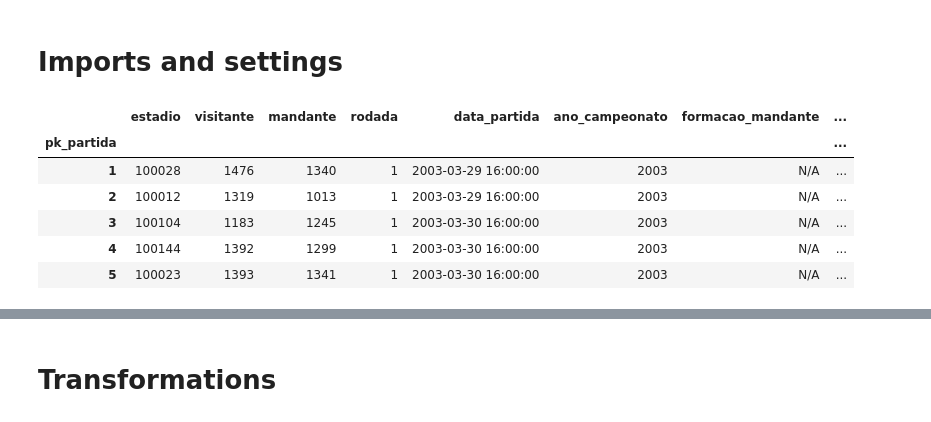
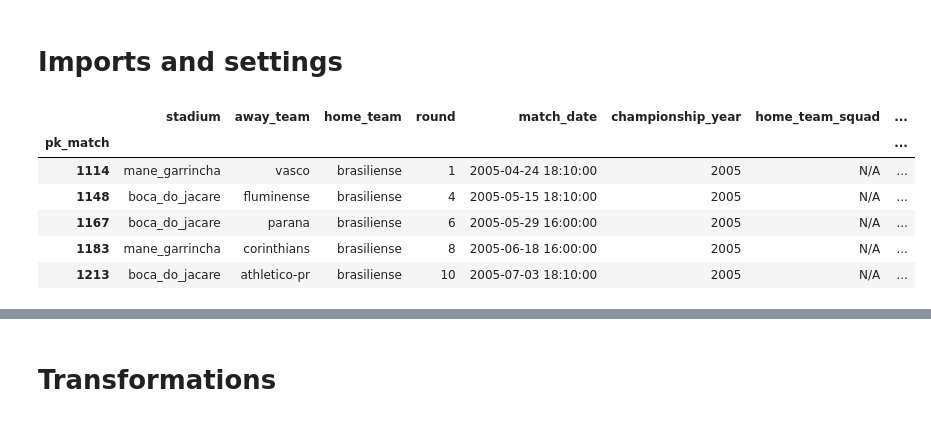
Before and after one commit to igoravelli/brazilian_soccer_championship_analysis, a Jupyter notebook: Average_of_cards_in_home_team_matches.ipynb, the cells around one changed output, grey strips where cells are left out. Cells and saved outputs as stored; diff of their text form; code cells hidden in the pictures.

```diff
--- a/Average_of_cards_in_home_team_matches.ipynb
+++ b/Average_of_cards_in_home_team_matches.ipynb
@@ -14,23 +14,23 @@ data_table.enable_dataframe_formatter()
 auth.authenticate_user()
 
 project = 'brasileirao-362523'
-schema = 'exp_brasileirao'
+schema = '3_gold'
 location = 'US'
 
 client = bigquery.Client(project=project, location=location)
 # %%
 # @title get dim_match
 dim_match = client.query(f"""
-      SELECT * FROM `{project}.{schema}.exp_dimPartida`
+      SELECT * FROM `{project}.{schema}.dimMatch`
     """).to_dataframe()
 
-dim_match.set_index('pk_partida', inplace=True)
+dim_match.set_index('pk_match', inplace=True)
 dim_match.head()
 # %% [output]
-|  | estadio | visitante | mandante | rodada | data_partida | ano_campeonato | formacao_mandante | ... |
-| pk_partida |  |  |  |  |  |  |  | ... |
-| 1 | 100028 | 1476 | 1340 | 1 | 2003-03-29 16:00:00 | 2003 | N/A | ... |
-| 2 | 100012 | 1319 | 1013 | 1 | 2003-03-29 16:00:00 | 2003 | N/A | ... |
-| 3 | 100104 | 1183 | 1245 | 1 | 2003-03-30 16:00:00 | 2003 | N/A | ... |
-| 4 | 100144 | 1392 | 1299 | 1 | 2003-03-30 16:00:00 | 2003 | N/A | ... |
-| 5 | 100023 | 1393 | 1341 | 1 | 2003-03-30 16:00:00 | 2003 | N/A | ... |
+|  | stadium | away_team | home_team | round | match_date | championship_year | home_team_squad | ... |
+| pk_match |  |  |  |  |  |  |  | ... |
+| 1114 | mane_garrincha | vasco | brasiliense | 1 | 2005-04-24 18:10:00 | 2005 | N/A | ... |
+| 1148 | boca_do_jacare | fluminense | brasiliense | 4 | 2005-05-15 18:10:00 | 2005 | N/A | ... |
+| 1167 | boca_do_jacare | parana | brasiliense | 6 | 2005-05-29 16:00:00 | 2005 | N/A | ... |
+| 1183 | mane_garrincha | corinthians | brasiliense | 8 | 2005-06-18 16:00:00 | 2005 | N/A | ... |
+| 1213 | boca_do_jacare | athletico-pr | brasiliense | 10 | 2005-07-03 18:10:00 | 2005 | N/A | ... |
```
Also changed, not shown: parts of 9 cells of this notebook.
